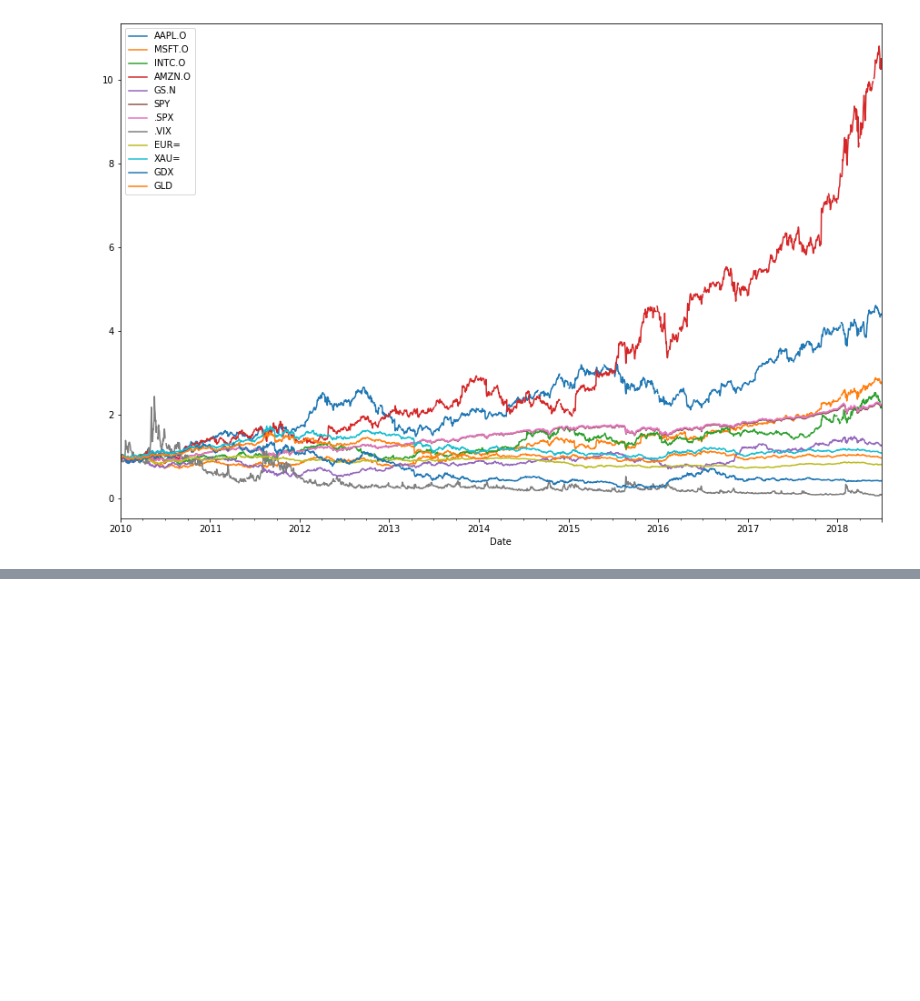
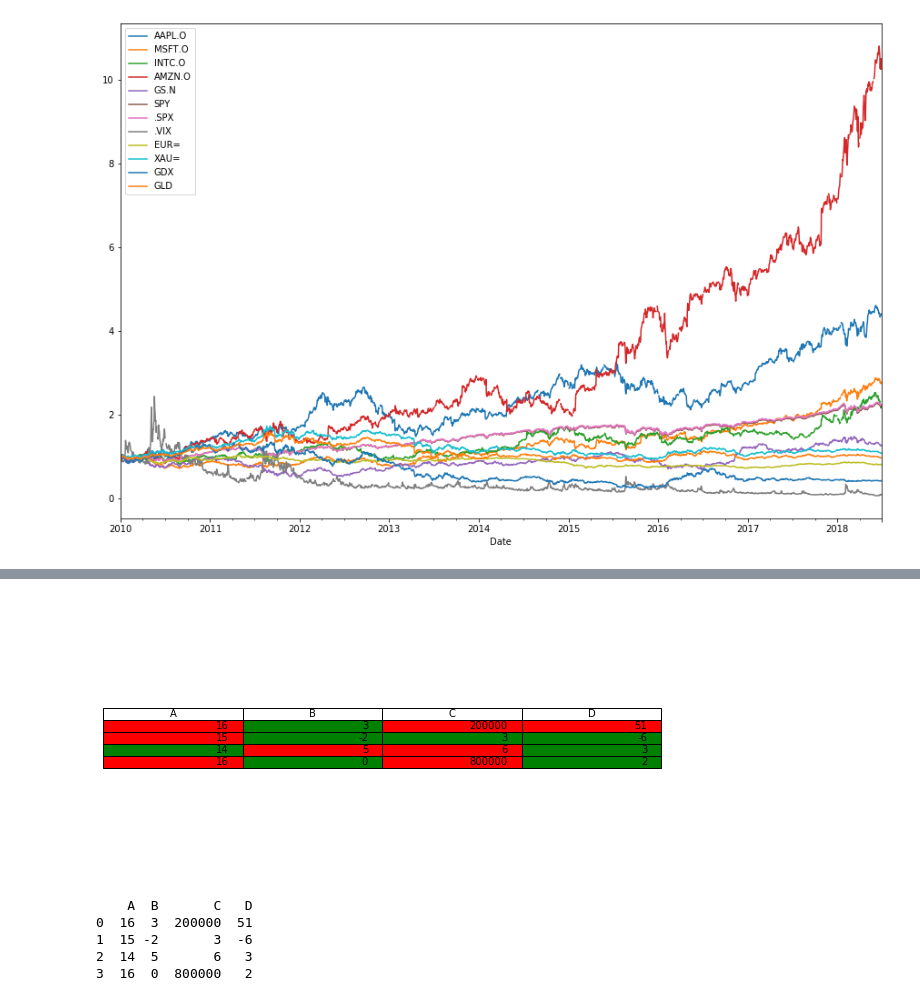
Before and after one commit to derinman/L_Python-Note, a Jupyter notebook: A02-12_Pandas Static Plot Visualization.ipynb, the cells around one changed output, grey strips where cells are left out. Saved outputs shown, nothing was run; the diff lists cells and outputs as text; code cells hidden in the pictures; blank space fills up the shorter version.

```diff
--- a/A02-12_Pandas Static Plot Visualization.ipynb
+++ b/A02-12_Pandas Static Plot Visualization.ipynb
@@ -306,0 +372,36 @@ retsCumsum.apply(np.exp).plot(figsize=(15, 10), subplots=False)
+# %%
+import pandas as pd
+import matplotlib.pyplot as plt
+
+
+df = pd.DataFrame({'A':[16, 15, 14, 16],
+                   'B': [3, -2, 5, 0],
+                   'C': [200000, 3, 6, 800000],
+                   'D': [51, -6, 3, 2]})
+
+colors = []
+for _, row in df.iterrows():
+    colors_in_column = ["g", "g", "g", "g"]
+    if row["A"]>=15:
+        colors_in_column[0] = "r"
+    if row["B"]>=5:
+        colors_in_column[1] = "r"
+    if row["C"]>5:
+        colors_in_column[2] = "r"
+    if row["D"]>=15:
+        colors_in_column[3] = "r"
+    colors.append(colors_in_column)
+
+fig, ax = plt.subplots(figsize=(10,5))
+ax.axis('tight')
+ax.axis('off')
+the_table = ax.table(cellText = df.values, colLabels = df.columns, loc='center', cellColours=colors)
+plt.show()
+print(df)
+# %% [output]
+[figure, added]
+    A  B       C   D
+0  16  3  200000  51
+1  15 -2       3  -6
+2  14  5       6   3
+3  16  0  800000   2
```
Also changed, not shown: parts of 6 cells of this notebook.
